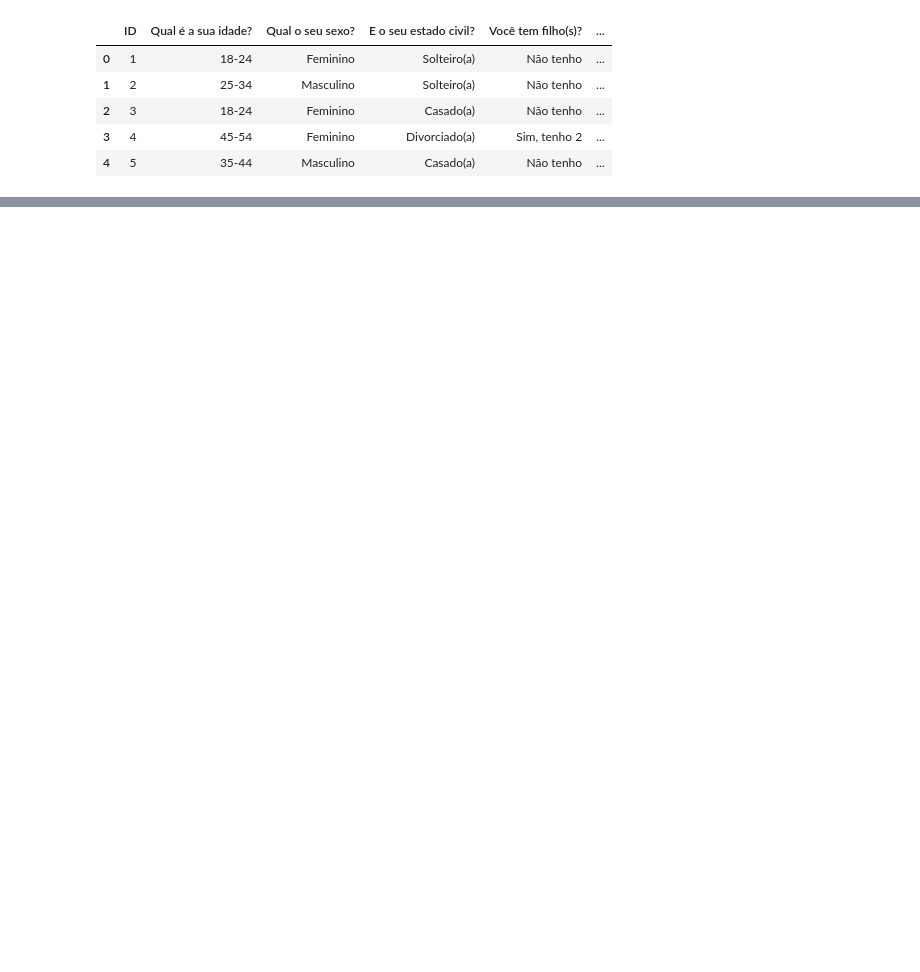
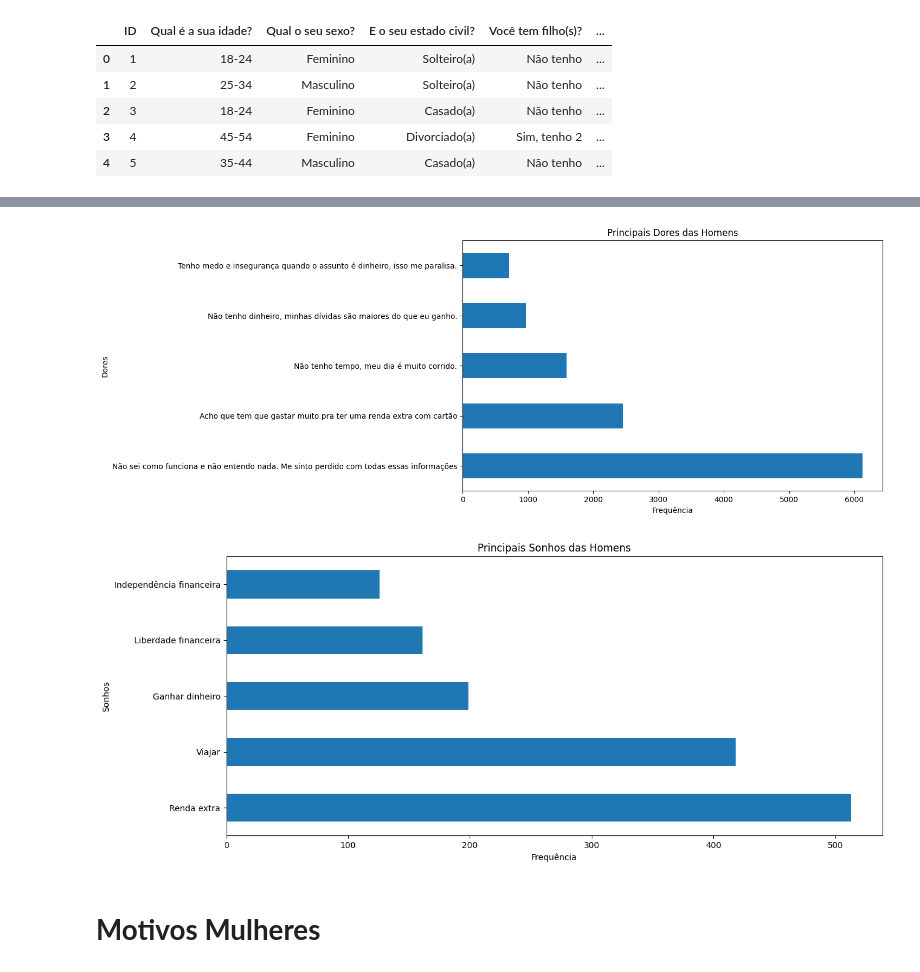
Before and after one commit to yurikomuta/movement, a Jupyter notebook: movement.ipynb, the cells around one changed output, grey strips where cells are left out. Cells and saved outputs as stored; diff of their text form; code cells hidden in the pictures; blank space fills up the shorter version.

```diff
--- a/movement.ipynb
+++ b/movement.ipynb
@@ -233,0 +167,13 @@ plt.show()
+# %%
+# Filtrar o DataFrame para incluir apenas homens
+homens_df = df[df[df.columns[2]] == 'Masculino']
+
+# Agrupar os dados da coluna 12 (motivos) e 13 (sonhos) para homens e contar a frequência
+motivos_homens = homens_df[df.columns[12]].value_counts()
+sonhos_homens = homens_df[df.columns[13]].value_counts()
+
+# Imprimir as principais dores (motivos) e desejos (sonhos) dos homens
+print("Principais dores dos homens:")
+print(motivos_homens.head())
+print("\nPrincipais desejos dos homens:")
+print(sonhos_homens.head())
@@ -233,0 +198,22 @@ plt.show()
+# %%
+# Principais dores das Homens barras horizontais
+plt.figure(figsize=(10, 6))
+motivos_homens.head().plot(kind='barh')
+plt.title('Principais Dores das Homens')
+plt.xlabel('Frequência')
+plt.ylabel('Dores')
+plt.show()
+
+
+# Principais SONHOS das Homens barras horizontais
+plt.figure(figsize=(14, 6))
+sonhos_homens.head().plot(kind='barh')
+plt.title('Principais Sonhos das Homens')
+plt.xlabel('Frequência')
+plt.ylabel('Sonhos')
+plt.show()
+# %% [output]
+[figure, added]
+[figure, added]
+# %% [markdown]
+# **Motivos Mulheres**
```
Also changed, not shown: parts of 51 cells of this notebook.
